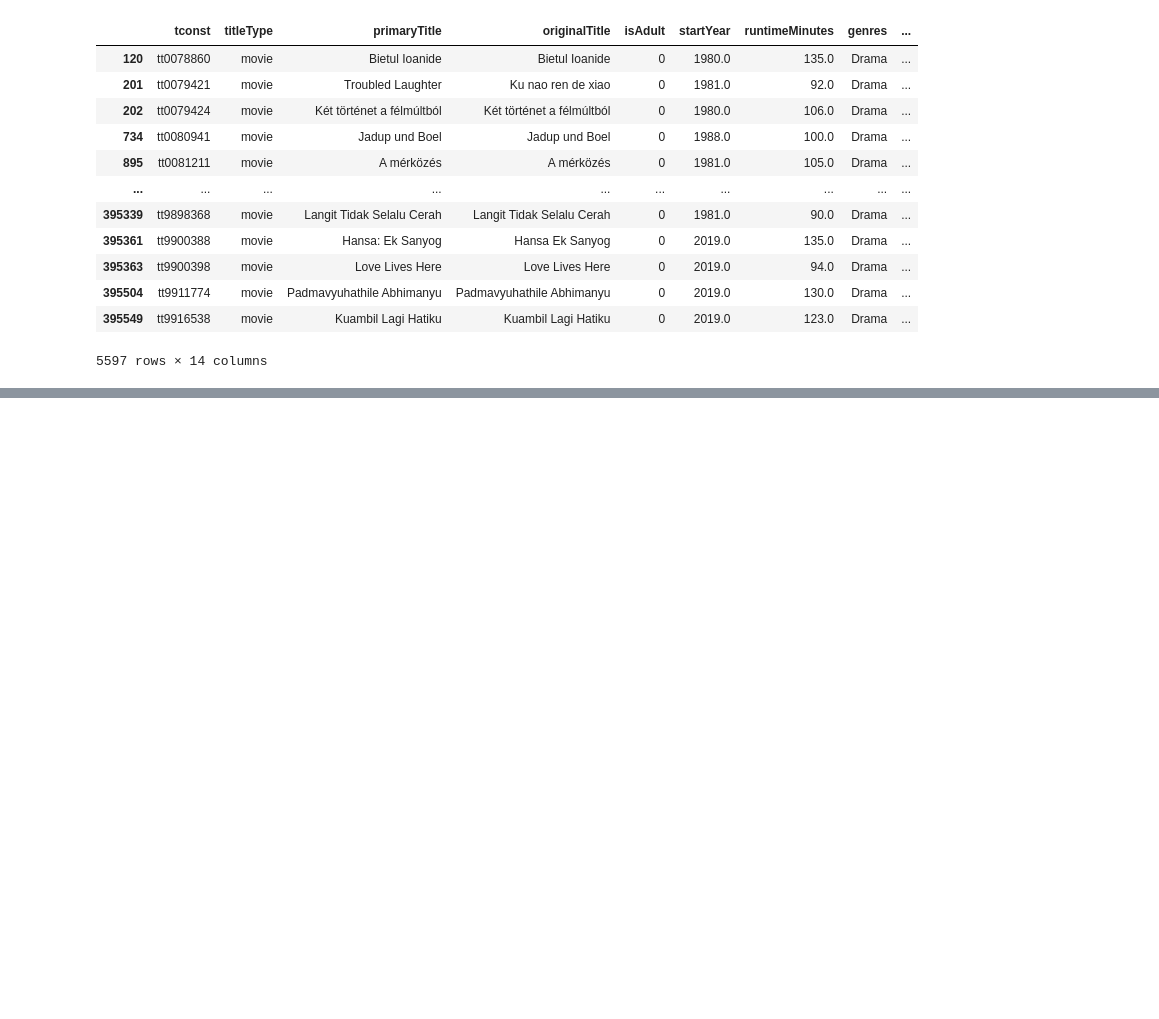
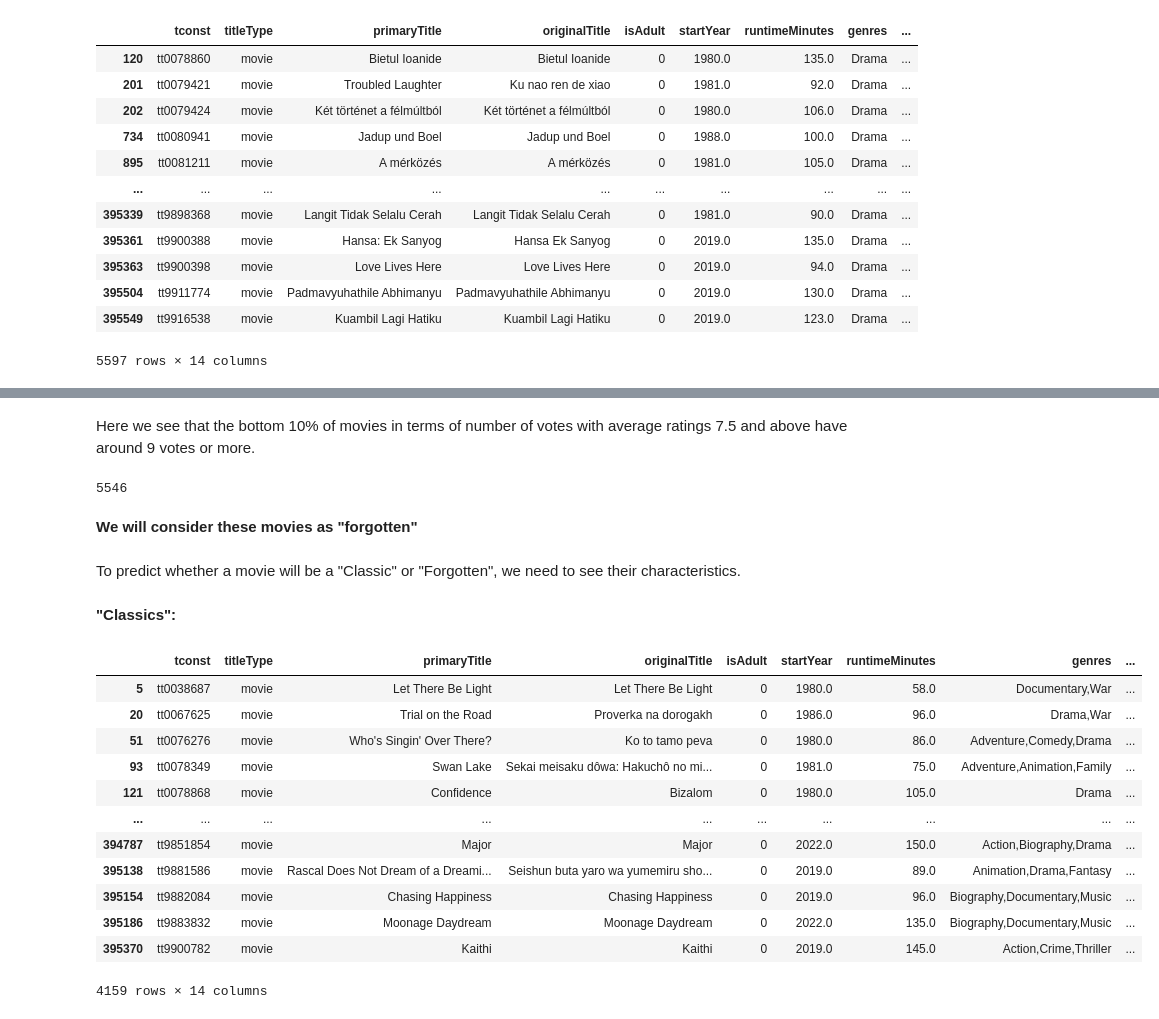
Before and after one commit to Noha-Jung3/Aging-Movies-, a Jupyter notebook: EDA.ipynb, the cells around one changed output, grey strips where cells are left out. Saved outputs shown, nothing was run; the diff lists cells and outputs as text; code cells hidden in the pictures; blank space fills up the shorter version.

Commit message:
classic and forgotten dataframes created

```diff
--- a/EDA.ipynb
+++ b/EDA.ipynb
@@ -273,0 +296,30 @@ Going back to the "following a trend" idea, we see plenty of examples with high
+# %% [markdown]
+Here we see that the bottom 10% of movies in terms of number of votes with average ratings 7.5 and above have around 9 votes or more.
+# %%
+films.loc[(films["averageRating"] >= 7.5) & (films["numVotes"] <= 9)].shape[0]
+#There are 5546 movies that were successful ratings wise, but the low number of vote counts suggests that it was/is not popular.
+# %% [output]
+5546
+# %% [markdown]
+**We will consider these movies as "forgotten"**
+# %% [markdown]
+To predict whether a movie will be a "Classic" or "Forgotten", we need to see their characteristics.
+# %% [markdown]
+**"Classics":**
+# %%
+Classic = films[(films["averageRating"] >= 7.5) & (films["numVotes"] >= 782)]
+Classic
+# %% [output]
+|  | tconst | titleType | primaryTitle | originalTitle | isAdult | startYear | runtimeMinutes | genres | ... |
+| 5 | tt0038687 | movie | Let There Be Light | Let There Be Light | 0 | 1980.0 | 58.0 | Documentary,War | ... |
+| 20 | tt0067625 | movie | Trial on the Road | Proverka na dorogakh | 0 | 1986.0 | 96.0 | Drama,War | ... |
+| 51 | tt0076276 | movie | Who's Singin' Over There? | Ko to tamo peva | 0 | 1980.0 | 86.0 | Adventure,Comedy,Drama | ... |
+| 93 | tt0078349 | movie | Swan Lake | Sekai meisaku dôwa: Hakuchô no mi... | 0 | 1981.0 | 75.0 | Adventure,Animation,Family | ... |
+| 121 | tt0078868 | movie | Confidence | Bizalom | 0 | 1980.0 | 105.0 | Drama | ... |
+| ... | ... | ... | ... | ... | ... | ... | ... | ... | ... |
+| 394787 | tt9851854 | movie | Major | Major | 0 | 2022.0 | 150.0 | Action,Biography,Drama | ... |
+| 395138 | tt9881586 | movie | Rascal Does Not Dream of a Dreami... | Seishun buta yaro wa yumemiru sho... | 0 | 2019.0 | 89.0 | Animation,Drama,Fantasy | ... |
+| 395154 | tt9882084 | movie | Chasing Happiness | Chasing Happiness | 0 | 2019.0 | 96.0 | Biography,Documentary,Music | ... |
+| 395186 | tt9883832 | movie | Moonage Daydream | Moonage Daydream | 0 | 2022.0 | 135.0 | Biography,Documentary,Music | ... |
+| 395370 | tt9900782 | movie | Kaithi | Kaithi | 0 | 2019.0 | 145.0 | Action,Crime,Thriller | ... |
+4159 rows × 14 columns
```
Also changed, not shown: parts of 9 cells of this notebook.
